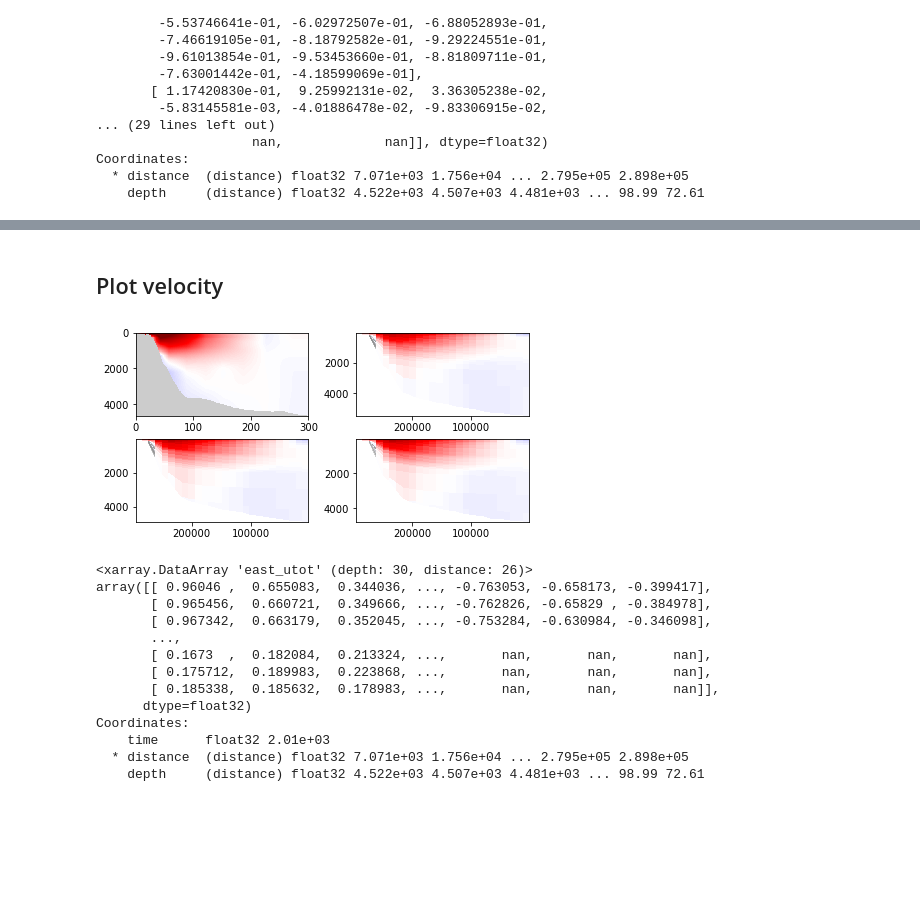
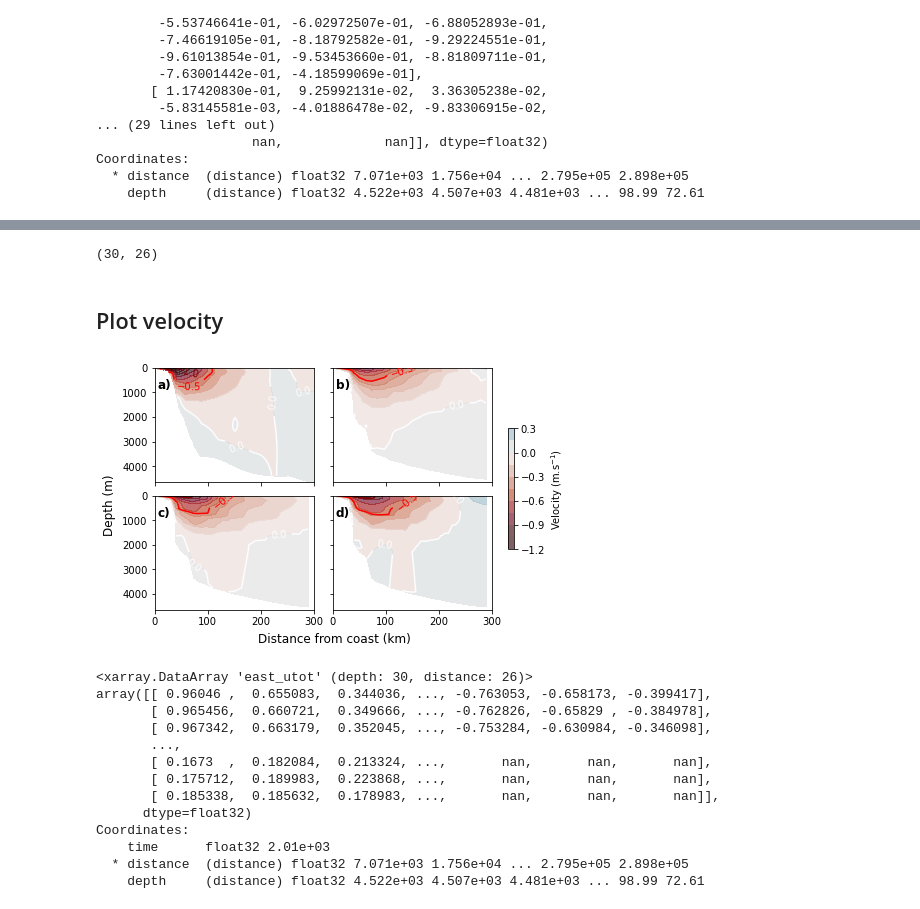
Before and after one commit to HarryLuyt/paper1_scripts, a Jupyter notebook: Scripts/HYCOM_ACT_Section.ipynb, the cells around one changed output, grey strips where cells are left out. Saved outputs shown, nothing was run; the diff lists cells and outputs as text; code cells hidden in the pictures; blank space fills up the shorter version.

Commit message:
Fix HYCOM contour plotting by tiling distance variable from vector into array

```diff
--- a/Scripts/HYCOM_ACT_Section.ipynb
+++ b/Scripts/HYCOM_ACT_Section.ipynb
@@ -33,12 +34,22 @@ plt.rcParams['axes.facecolor']='white'
 # %% [markdown]
 ## Import data
 # %%
+# Import ACT mooring data
 ACT = xr.open_dataset('../Data/ACT_array/Section/ACT_2010-2013_full_gridded_ts_extended.nc')
 ACT = ACT.sel(time=slice('2010-04-17', '2012-04-11'))
-ACT['distance'] = ACT['distance'].values/1000 # Convert from m to km
+ACT['distance'] = ACT['distance'].values / 1000 # Convert from m to km
+
+# Import HYCOM ACT section data
 FREE = xr.open_dataset('../Data/ACT_array/Section/FREE_section.nc')
+# FREE['distance'] = FREE['distance'] / 1000 # Convert from m to km
 CCI = xr.open_dataset('../Data/ACT_array/Section/CCI_section.nc')
+# CCI['distance'] = CCI['distance'] / 1000 # Convert from m to km
 OSTIA = xr.open_dataset('../Data/ACT_array/Section/OSTIA_section.nc')
+# OSTIA['distance'] = OSTIA['distance'] / 1000 # Convert from m to km
+
+for hycom in [FREE, CCI, OSTIA]:
+    hycom['distance'] = np.flip(hycom['distance']) / 1000 # Convert from m to km
+#     np.flip(FREE['distance'])
 # %%
 # ACT = ACT.transpose('time', 'distance', 'depth')
 # ACT
@@ -242,37 +235,61 @@ Attributes:
+# %%
+# FREE_rot['distance']
+dist_grid = np.tile(FREE_rot['distance'], (30,1))
+# dist_grid = np.repeat(FREE_rot['distance'], 30, axis=1)
+dist_grid.shape
+# %% [output]
+(30, 26)
 # %% [markdown]
 ## Plot velocity
 # %%
 simulations = [FREE_rot, OSTIA_rot, CCI_rot]
-fig, axs = plt.subplots(2, 2, figsize = (6, 3), constrained_layout = True)
+fig, axs = plt.subplots(2, 2, figsize = (6.5, 4), constrained_layout = True, sharex = True,
+                       sharey = True)
 
 # Get cmap and set NaN values to grey colour
 cmap = plt.cm.get_cmap("seismic_r").copy()
 cmap.set_bad('grey', alpha = 0.4)
 
-# axs[0,0].contourf(ACT['distance'], ACT['depth'], ACT['v'].mean(dim = 'time').transpose(),
-#                   20, vmin = -1.0, vmax = 1.0, cmap = 'seismic_r', alpha = 0.3)
-axs[0,0].pcolormesh(ACT['distance'], ACT['depth'], ACT['v'].mean(dim = 'time').transpose(),
-                    vmin = -1.0, vmax = 1.0, cmap = cmap)
-# CS = axs[0,0].contour(ACT['v'].mean(dim = 'time').transpose(), np.arange(-1,1.5,0.5),
-#                   vmin = -1.0, vmax = 1.0, cmap = 'seismic_r', alpha = 0.5)
-# axs[0,0].clabel(CS, np.arange(-1,1.5,0.5), inline=True)
+axs[0,0].contourf(ACT['distance'], ACT['depth'], ACT['v'].mean(dim = 'time').transpose(),
+                  12, vmin = -1.0, vmax = 1.0, cmap = cmo.balance_r, alpha = 0.65)
+# axs[0,0].pcolormesh(ACT['distance'], ACT['depth'], ACT['v'].mean(dim = 'time').transpose(),
+#                     vmin = -1.0, vmax = 1.0, cmap = cmap)
+CS = axs[0,0].contour(ACT['distance'], ACT['depth'], ACT['v'].mean(dim = 'time').transpose(), np.arange(-1,1.5,0.5),
+                  vmin = -1.0, vmax = 1.0, cmap = 'seismic_r', alpha = 1)
+axs[0,0].clabel(CS, np.arange(-1,1.5,0.5), inline=True)
+# Only call axis inversion once, otherwise loop will revert flipping (3 x flips in loop)
 axs[0,0].invert_yaxis()
 # axs[0,0].colorbar()
 # ax.invert_xaxis()
 for i, ax in enumerate(axs.flatten()[1:]):
-#     ax.contourf(simulations[i]['east_utot'].mean(dim = 'time'), 10,
-#                 vmin = -1.0, vmax = 1.0, cmap = 'seismic_r', alpha = 0.3)
-    ax.pcolormesh(simulations[i]['distance'], simulations[i]['intf_lower'].mean(dim='time'),
-                  FREE_rot['east_utot'].mean(dim = 'time'), vmin = -1.0, vmax = 1.0,
-                  cmap = cmap)
-#     CS = ax.contour(simulations[i]['east_utot'].mean(dim = 'time'), np.arange(-1,1.5,0.5),
-#                   vmin = -1.0, vmax = 1.0, cmap = 'seismic_r', alpha = 0.5)
-    ax.clabel(CS, np.arange(-1,1.5,0.5), inline=True)
-    ax.invert_yaxis()
-    ax.invert_xaxis()
+    img = ax.contourf(np.tile(simulations[i]['distance'], (30, 1)),
+                simulations[i]['intf_lower'].mean(dim = 'time'),
+                simulations[i]['east_utot'].mean(dim = 'time'), 12,
+                vmin = -1.0, vmax = 1.0, cmap = cmo.balance_r, alpha = 0.65)
+#     ax.pcolormesh(simulations[i]['distance'], simulations[i]['intf_lower'].mean(dim='time'),
+#                   FREE_rot['east_utot'].mean(dim = 'time'), vmin = -1.0, vmax = 1.0,
+#                   cmap = cmap)
+    CS = ax.contour(np.tile(simulations[i]['distance'], (30, 1)),
+                    simulations[i]['intf_lower'].mean(dim = 'time'),
+                    simulations[i]['east_utot'].mean(dim = 'time'), np.arange(-1, 1.5, 0.5),
+                    vmin = -1.0, vmax = 1.0, cmap = 'seismic_r', alpha = 1)
+    ax.clabel(CS, np.arange(-0.5,1.5,0.5), inline=True)
+#     ax.invert_yaxis()
+
+for subp_no, ax in enumerate(axs.flatten()):
+    subp_label = chr(ord('a') + subp_no)
+    ax.text(0.02, 0.85, f'{subp_label})', horizontalalignment='left',
+            verticalalignment='center', transform=ax.transAxes,
+            fontsize='large', fontweight='semibold')
+
+fig.supxlabel('Distance from coast (km)')
+fig.supylabel('Depth (m)')
+cbar = plt.colorbar(img, ax=axs[:], location='right', shrink=0.5, extend='both',
+                        pad=0.02)
+cbar.set_label('Velocity (m.s$^{\minus1}$)')
 # print(FREE['east_utot'].mean(dim='time').max(), FREE['east_utot'].mean(dim='time').min())
 # %% [output]
-[figure, old version]
+[figure, new version]
 # %%
 FREE['east_utot'][0,:,:]
 # %% [output]
```
Also changed, not shown: parts of 5 cells of this notebook.
